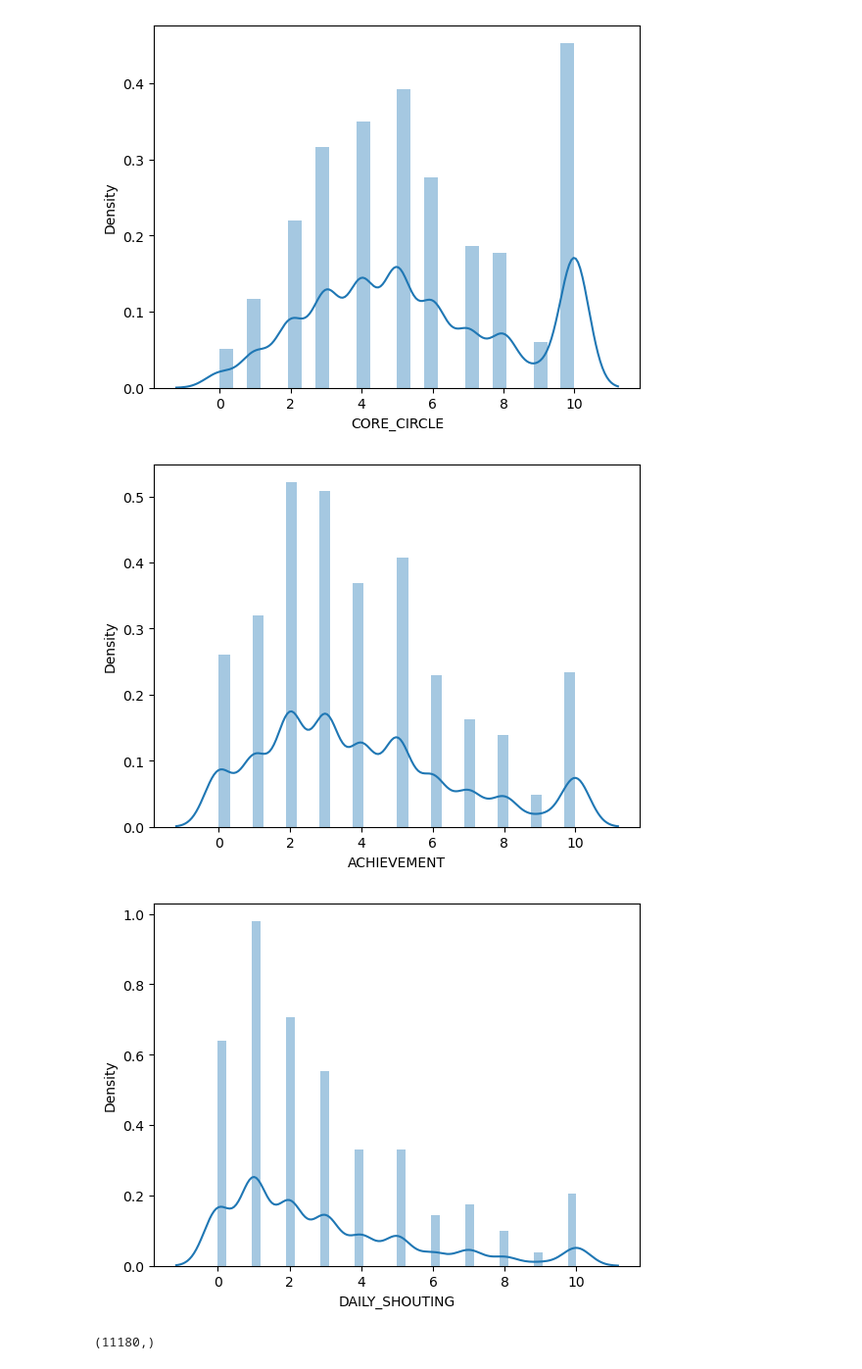
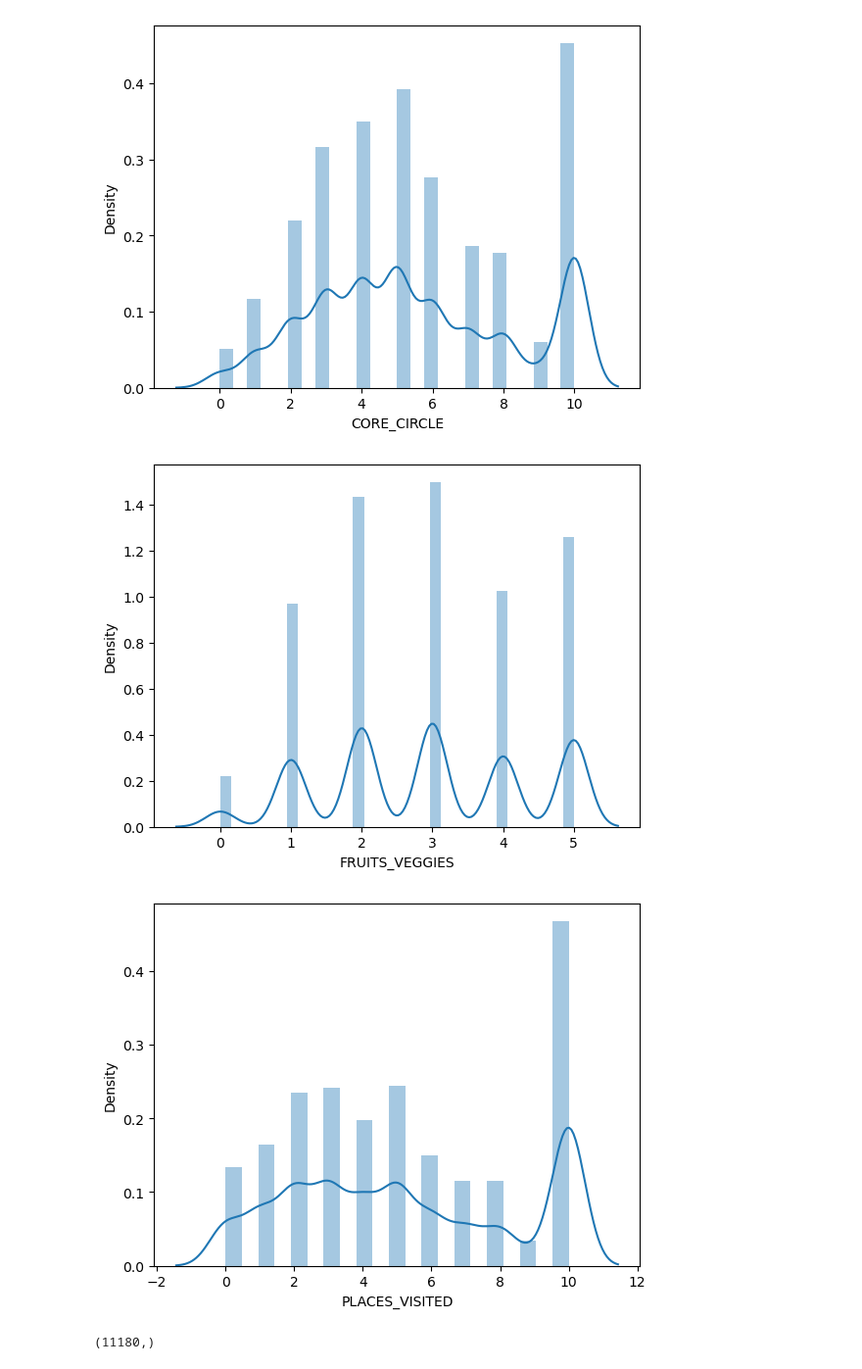
Before and after one commit to kasiabadio/lifestyle-and-wellbeing, a Jupyter notebook: lifestyle-and-wellbeing.ipynb, the cells around one changed output. Shown: that part at 98% size. Drawn from its saved outputs; the diff is of its cells as text; code cells hidden in the pictures.

```diff
--- a/lifestyle-and-wellbeing.ipynb
+++ b/lifestyle-and-wellbeing.ipynb
@@ -115,13 +126,13 @@ sns.distplot(df['CORE_CIRCLE']);
 # %% [output]
 [figure]
 # %%
-sns.distplot(df['ACHIEVEMENT']);
+sns.distplot(df['FRUITS_VEGGIES']);
 # %% [output]
-[figure, old version]
+[figure, new version]
 # %%
-sns.distplot(df['DAILY_SHOUTING']);
+sns.distplot(df['PLACES_VISITED']);
 # %% [output]
-[figure, old version]
+[figure, new version]
 # %%
 X_train, X_test, y_train, y_test = train_test_split(X, y, test_size = 0.3, random_state = 100)
 # %%
```
Also changed, not shown: parts of 21 cells of this notebook.
